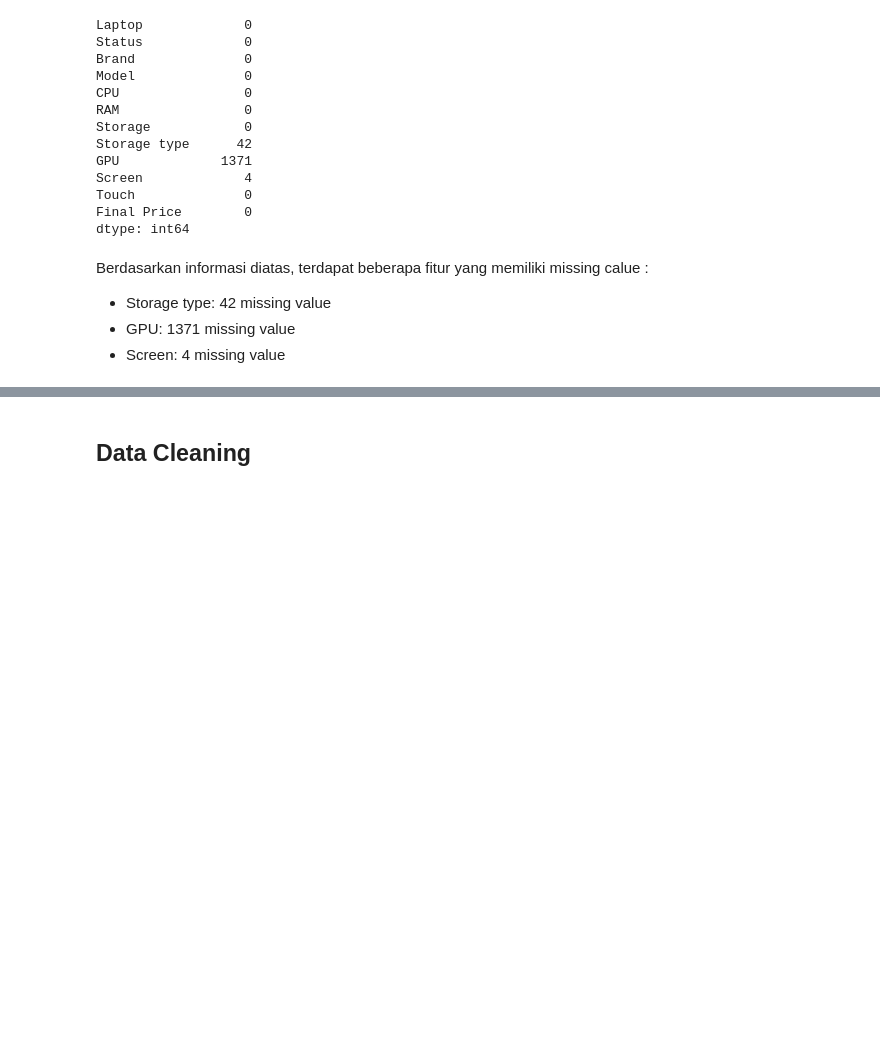
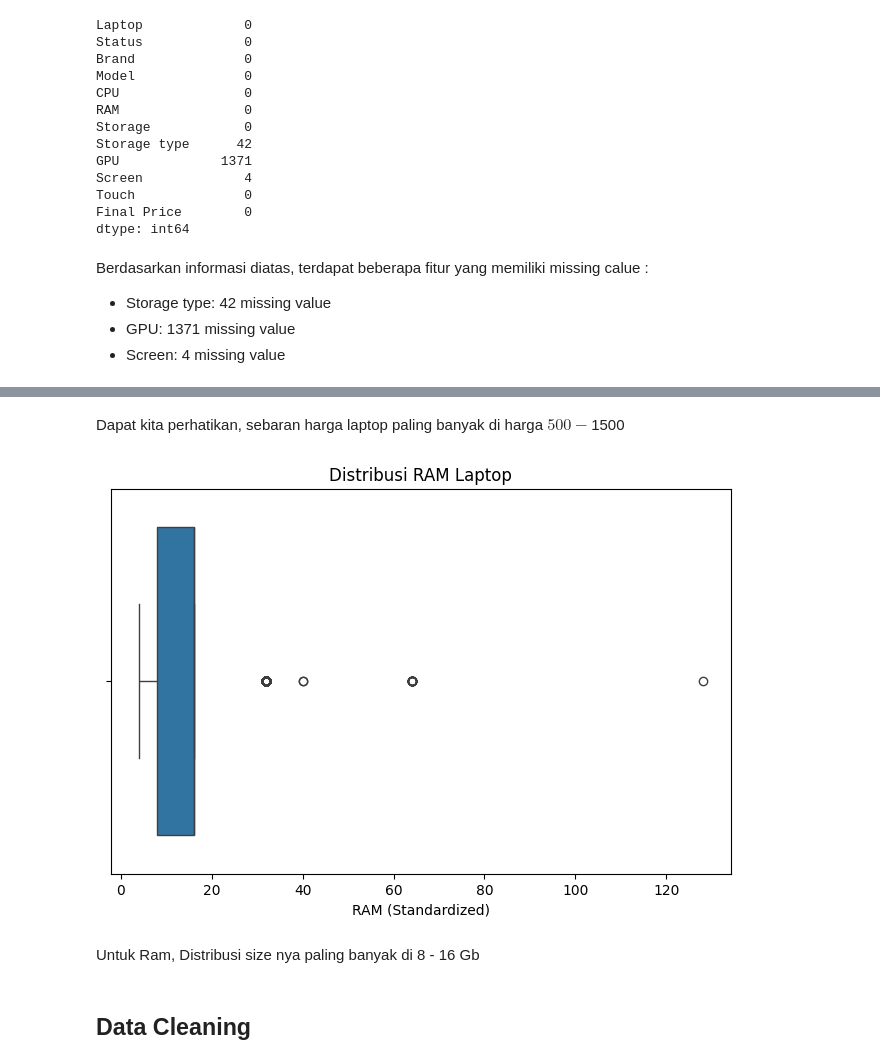
Before and after one commit to M4tchaa/submission-mlt2, a Jupyter notebook: model_rekomendasi_arliyandi.ipynb, the cells around one changed output, grey strips where cells are left out. Cells and saved outputs as stored; diff of their text form; code cells hidden in the pictures; blank space fills up the shorter version.

```diff
--- a/model_rekomendasi_arliyandi.ipynb
+++ b/model_rekomendasi_arliyandi.ipynb
@@ -100,3 +109,15 @@ Berdasarkan informasi diatas, terdapat beberapa fitur yang memiliki missing calu
+# %% [markdown]
+Dapat kita perhatikan, sebaran harga laptop paling banyak di harga $500 - $1500
+# %%
+plt.figure(figsize=(8,5))
+sns.boxplot(x=df['RAM'])
+plt.title('Distribusi RAM Laptop')
+plt.xlabel('RAM (Standardized)')
+plt.show()
+# %% [output]
+[figure, added]
+# %% [markdown]
+Untuk Ram, Distribusi size nya paling banyak di 8 - 16 Gb
 # %% [markdown]
 ## Data Cleaning ##
 # %%
```
Also changed, not shown: parts of 6 cells of this notebook, 2 other files.
